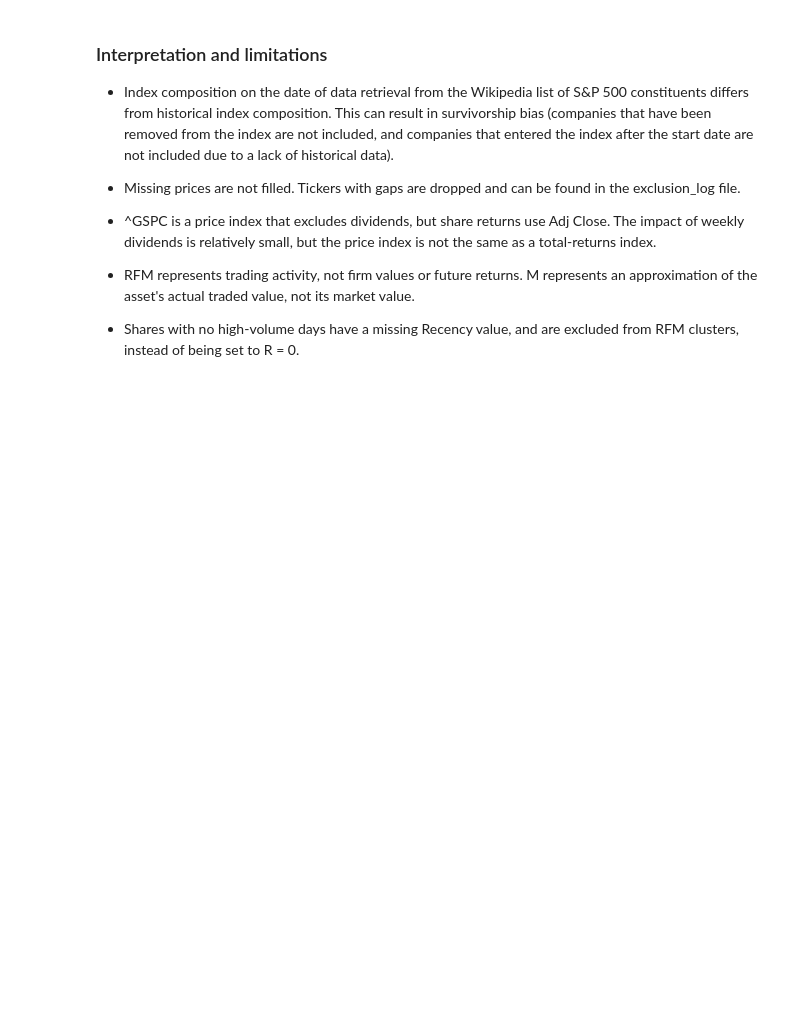
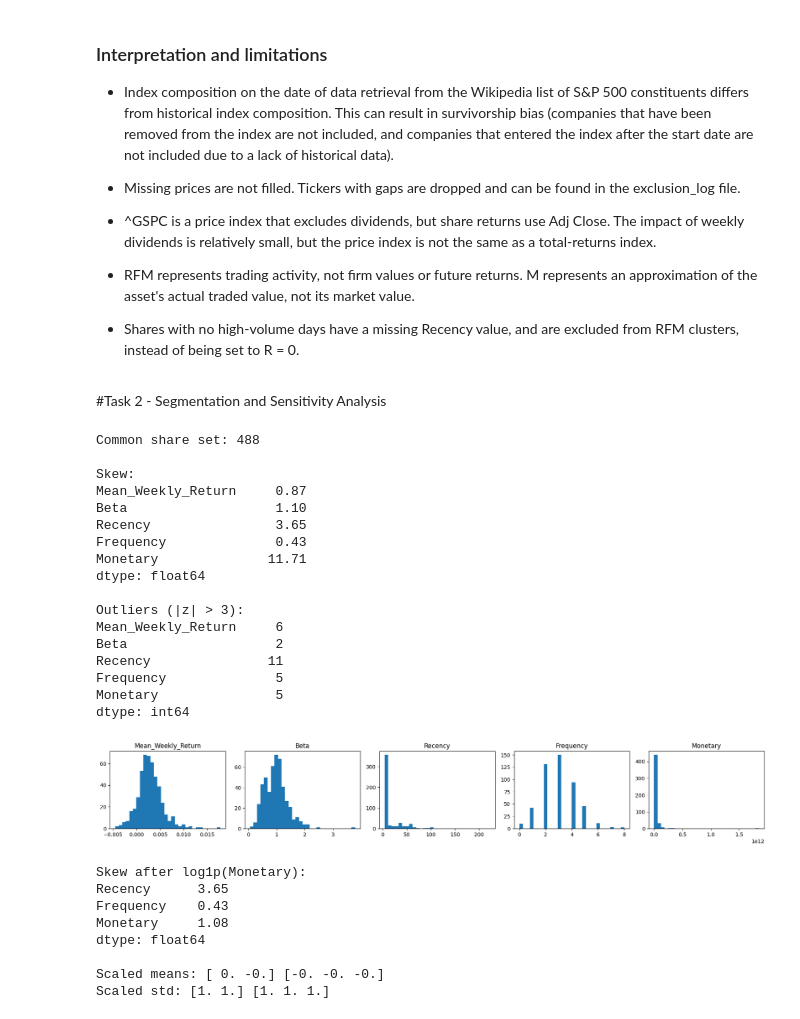
Before and after one commit to hasansameer163/CRM-CW1, a Jupyter notebook: SP500_RFM_Analysis_2021_2024.ipynb, the cells around one changed output. Saved outputs shown, nothing was run; the diff lists cells and outputs as text; code cells hidden in the pictures; blank space fills up the shorter version.

Commit message:
Add files via upload
Added the notebook with Tasks 1 and 2 coded and with outputs
Added cluster assignments csv file

```diff
--- a/SP500_RFM_Analysis_2021_2024.ipynb
+++ b/SP500_RFM_Analysis_2021_2024.ipynb
@@ -489,3 +489,79 @@ Saved SP500_RFM_2021_2024.csv and SP500_RFM_2021_2024.xlsx
 - RFM represents trading activity, not firm values or future returns. M represents an approximation of the asset's actual traded value, not its market value.
 
 - Shares with no high-volume days have a missing Recency value, and are excluded from RFM clusters, instead of being set to R = 0.
+# %% [markdown]
+#Task 2 - Segmentation and Sensitivity Analysis
+# %%
+import pandas as pd
+import numpy as np
+import matplotlib.pyplot as plt
+
+from scipy.cluster.hierarchy import linkage, dendrogram, cut_tree
+from sklearn.preprocessing import StandardScaler
+from sklearn.cluster import KMeans
+from sklearn.metrics import silhouette_score, adjusted_rand_score
+from sklearn.decomposition import PCA
+
+rfm = pd.read_csv("SP500_RFM_2021_2024.csv")
+
+cluster_data = rfm.set_index("Share").copy()
+cluster_data["Recency"] = cluster_data["Recency"].astype(float)
+
+features_rr = ["Mean_Weekly_Return", "Beta"]
+features_rfm = ["Recency", "Frequency", "Monetary"]
+
+cluster_data = cluster_data.dropna(subset=features_rr + features_rfm).copy()
+print("Common share set:", len(cluster_data))
+
+print("\nSkew:")
+print(cluster_data[features_rr + features_rfm].skew().round(2))
+z = (cluster_data[features_rr + features_rfm] - cluster_data[features_rr + features_rfm].mean()) / cluster_data[features_rr + features_rfm].std()
+print("\nOutliers (|z| > 3):")
+print((z.abs() > 3).sum())
+
+fig, axes = plt.subplots(1, 5, figsize=(18, 3))
+for ax, col in zip(axes, features_rr + features_rfm):
+    ax.hist(cluster_data[col], bins=30)
+    ax.set_title(col)
+plt.tight_layout()
+plt.show()
+
+X_rr = cluster_data[features_rr].copy()
+
+X_rfm = cluster_data[features_rfm].copy()
+X_rfm["Monetary"] = np.log1p(X_rfm["Monetary"])
+print("\nSkew after log1p(Monetary):")
+print(X_rfm.skew().round(2))
+
+X_rr_scaled = StandardScaler().fit_transform(X_rr)
+X_rfm_scaled = StandardScaler().fit_transform(X_rfm)
+
+print("\nScaled means:", X_rr_scaled.mean(axis=0).round(2), X_rfm_scaled.mean(axis=0).round(2))
+print("Scaled std:", X_rr_scaled.std(axis=0).round(2), X_rfm_scaled.std(axis=0).round(2))
+# %% [output]
+Common share set: 488
+
+Skew:
+Mean_Weekly_Return     0.87
+Beta                   1.10
+Recency                3.65
+Frequency              0.43
+Monetary              11.71
+dtype: float64
+
+Outliers (|z| > 3):
+Mean_Weekly_Return     6
+Beta                   2
+Recency               11
+Frequency              5
+Monetary               5
+dtype: int64
+[figure, added]
+Skew after log1p(Monetary):
+Recency      3.65
+Frequency    0.43
+Monetary     1.08
+dtype: float64
+
+Scaled means: [ 0. -0.] [-0. -0. -0.]
+Scaled std: [1. 1.] [1. 1. 1.]
```
Also changed, not shown: parts of 15 cells of this notebook, 1 other file.
